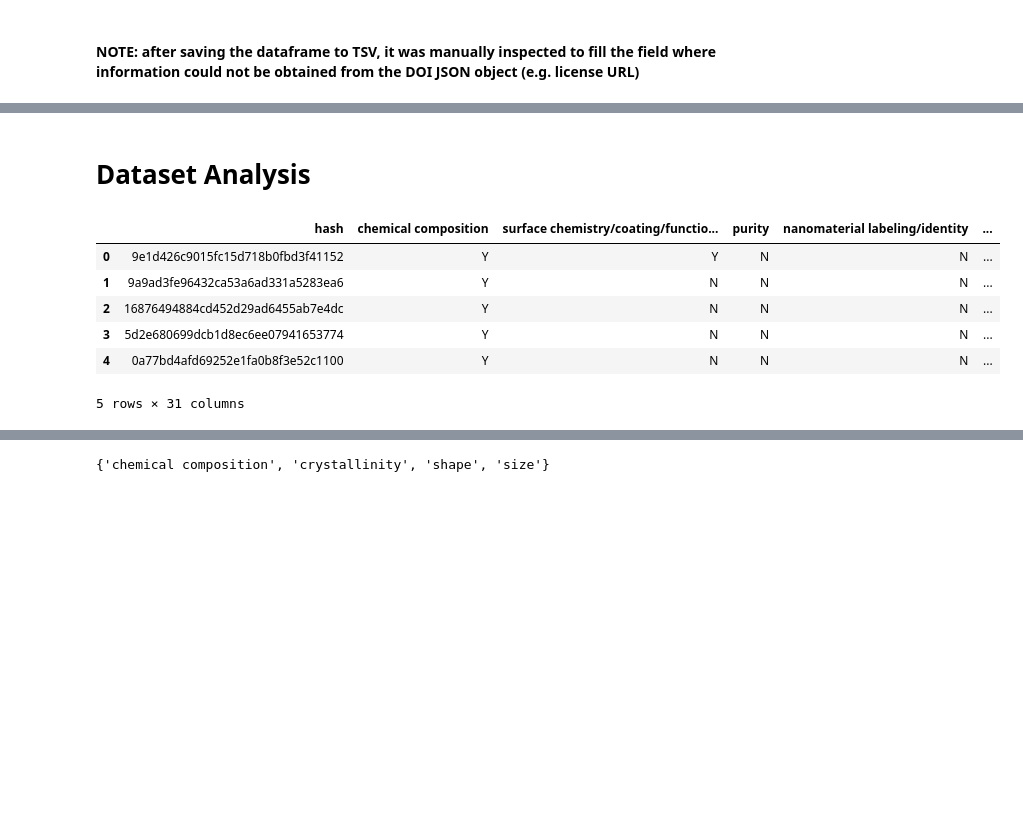
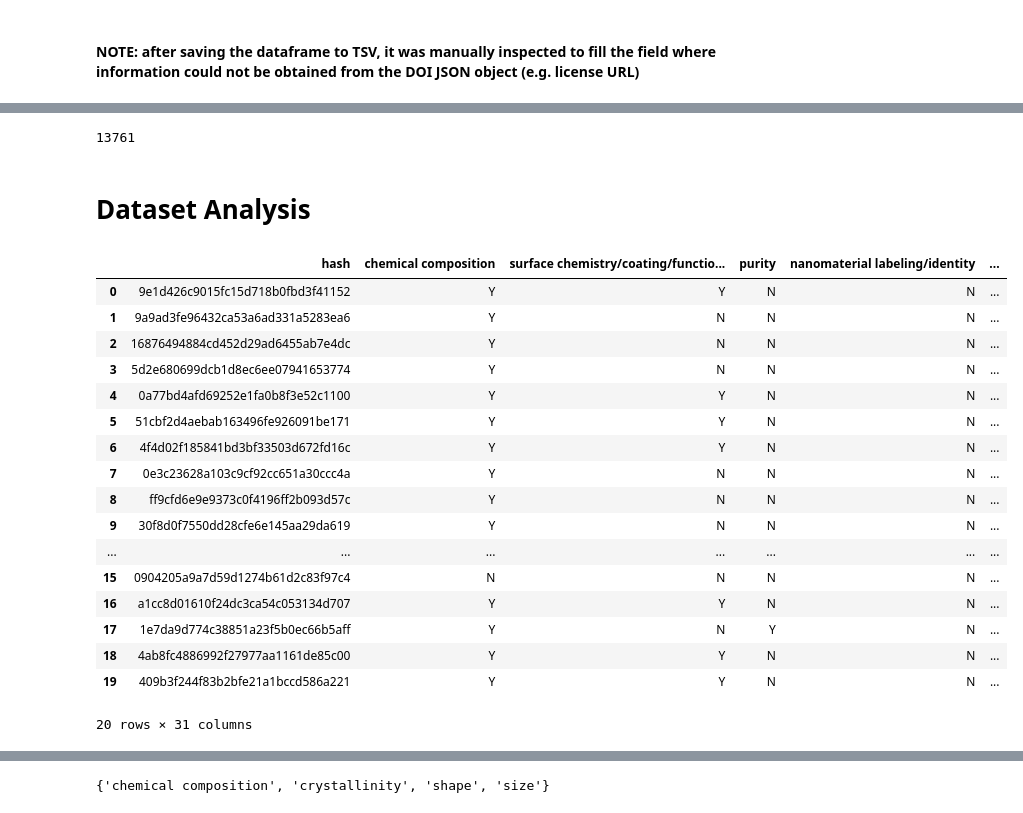
Before and after one commit to ammar257ammar/Nanosafety-data-reusability-34-datasets, a Jupyter notebook: notebook.ipynb, the cells around one changed output, grey strips where cells are left out. Cells and saved outputs as stored; diff of their text form; code cells hidden in the pictures; blank space fills up the shorter version.

```diff
--- a/notebook.ipynb
+++ b/notebook.ipynb
@@ -299,3 +356,9 @@ dataset_desc.head()
+# %%
+# Download applicaition-MI mapping from NSDRA
+r = requests.get("https://raw.githubusercontent.com/NSDRA/nsdra-maturity-indicators/main/mapping.json", allow_redirects=True)
+open('mapping.json', 'wb').write(r.content)
+# %% [output]
+13761
 # %% [markdown]
 # Dataset Analysis
 # %%
@@ -303,12 +366,23 @@ dataset_mi_matrix = pd.read_csv("output/dataset_mi_matrix.tsv", sep="\t", encodi
 # %%
 dataset_mi_matrix = dataset_mi_matrix.fillna('N')
 # %%
-dataset_mi_matrix.head()
+dataset_mi_matrix.head(n=20)
 # %% [output]
 |  | hash | chemical composition | surface chemistry/coating/functio... | purity | nanomaterial labeling/identity | ... |
 | 0 | 9e1d426c9015fc15d718b0fbd3f41152 | Y | Y | N | N | ... |
 | 1 | 9a9ad3fe96432ca53a6ad331a5283ea6 | Y | N | N | N | ... |
 | 2 | 16876494884cd452d29ad6455ab7e4dc | Y | N | N | N | ... |
 | 3 | 5d2e680699dcb1d8ec6ee07941653774 | Y | N | N | N | ... |
-| 4 | 0a77bd4afd69252e1fa0b8f3e52c1100 | Y | N | N | N | ... |
+| 4 | 0a77bd4afd69252e1fa0b8f3e52c1100 | Y | Y | N | N | ... |
+| 5 | 51cbf2d4aebab163496fe926091be171 | Y | Y | N | N | ... |
+| 6 | 4f4d02f185841bd3bf33503d672fd16c | Y | Y | N | N | ... |
+| 7 | 0e3c23628a103c9cf92cc651a30ccc4a | Y | N | N | N | ... |
+| 8 | ff9cfd6e9e9373c0f4196ff2b093d57c | Y | N | N | N | ... |
+| 9 | 30f8d0f7550dd28cfe6e145aa29da619 | Y | N | N | N | ... |
+| ... | ... | ... | ... | ... | ... | ... |
+| 15 | 0904205a9a7d59d1274b61d2c83f97c4 | N | N | N | N | ... |
+| 16 | a1cc8d01610f24dc3ca54c053134d707 | Y | Y | N | N | ... |
+| 17 | 1e7da9d774c38851a23f5b0ec66b5aff | Y | N | Y | N | ... |
+| 18 | 4ab8fc4886992f27977aa1161de85c00 | Y | Y | N | N | ... |
+| 19 | 409b3f244f83b2bfe21a1bccd586a221 | Y | Y | N | N | ... |
-5 rows × 31 columns
+20 rows × 31 columns
```
Also changed, not shown: parts of 7 cells of this notebook, 3 other files.
